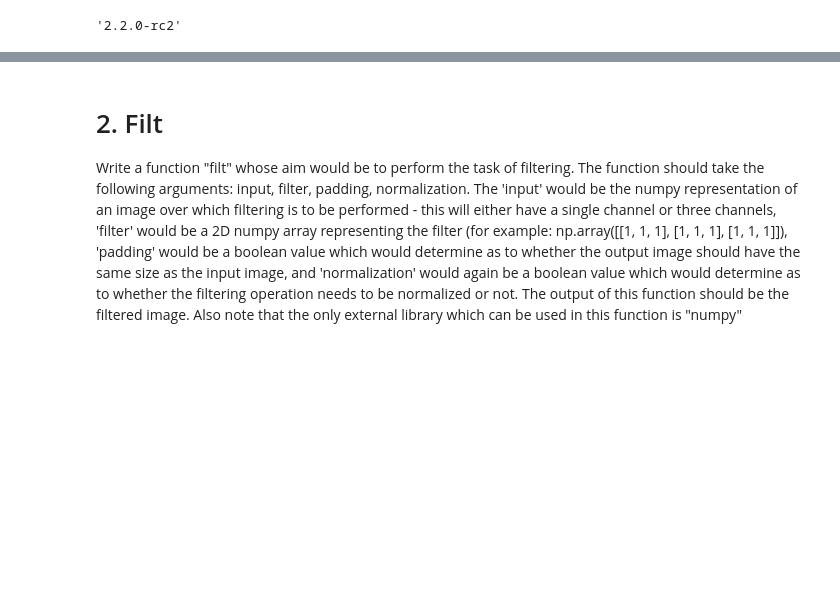
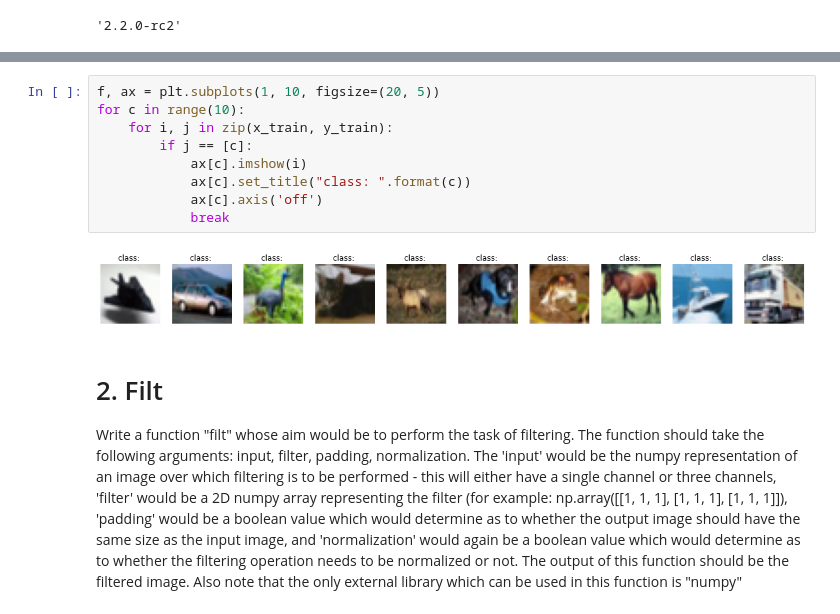
Before and after one commit to ms03831/nn-HoG-classification-CIFAR10, a Jupyter notebook: classification_cifar10.ipynb, the cells around one changed output, grey strips where cells are left out. Drawn from its saved outputs; the diff is of its cells as text; blank space fills up the shorter version.

```diff
--- a/classification_cifar10.ipynb
+++ b/classification_cifar10.ipynb
@@ -53,3 +60,14 @@ plt.show()
+# %%
+f, ax = plt.subplots(1, 10, figsize=(20, 5))
+for c in range(10):
+    for i, j in zip(x_train, y_train):
+        if j == [c]:
+            ax[c].imshow(i)
+            ax[c].set_title("class: ".format(c))
+            ax[c].axis('off')
+            break
+# %% [output]
+[figure, added]
 # %% [markdown]
 # 2. Filt
 Write a function "filt" whose aim would be to perform the task of filtering. The function should take the
```
Also changed, not shown: parts of 25 cells of this notebook.
